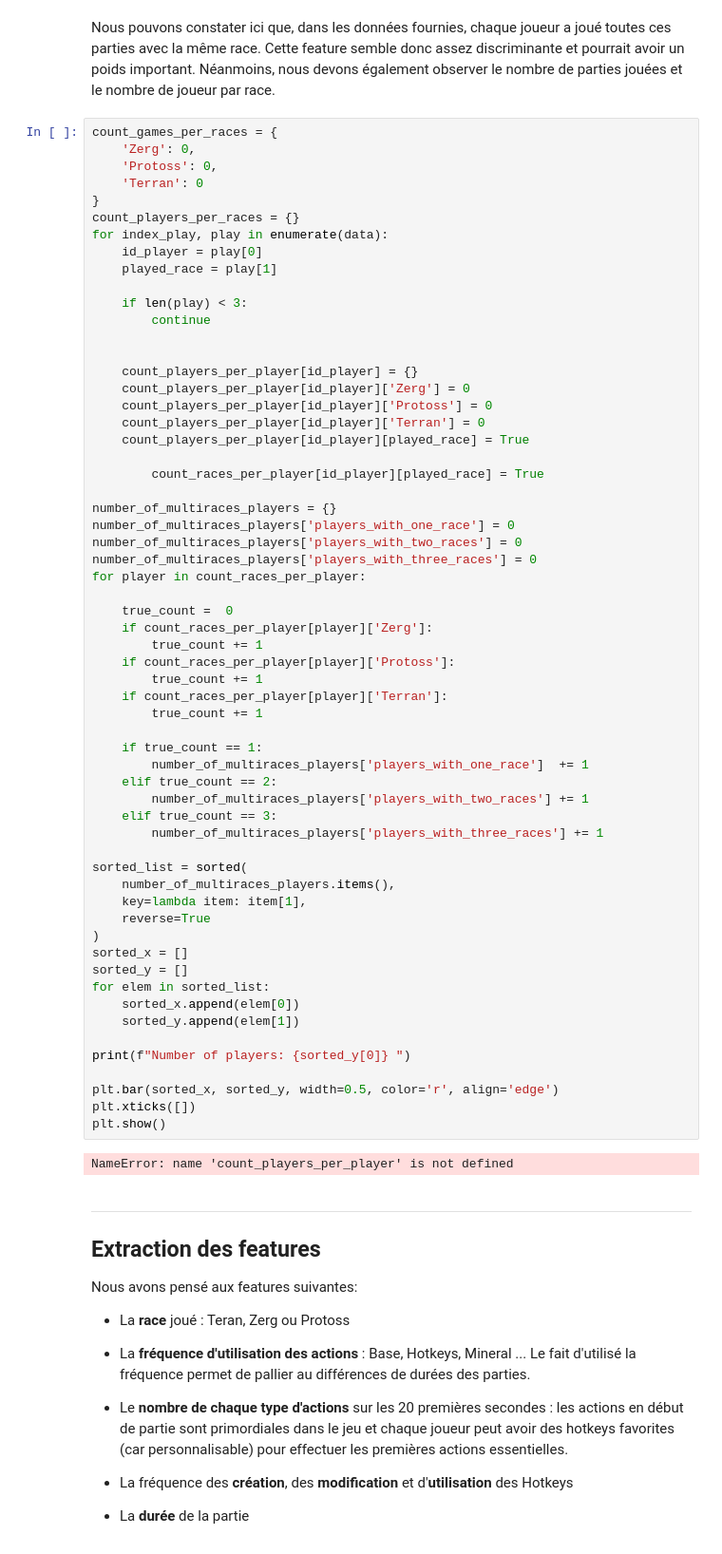
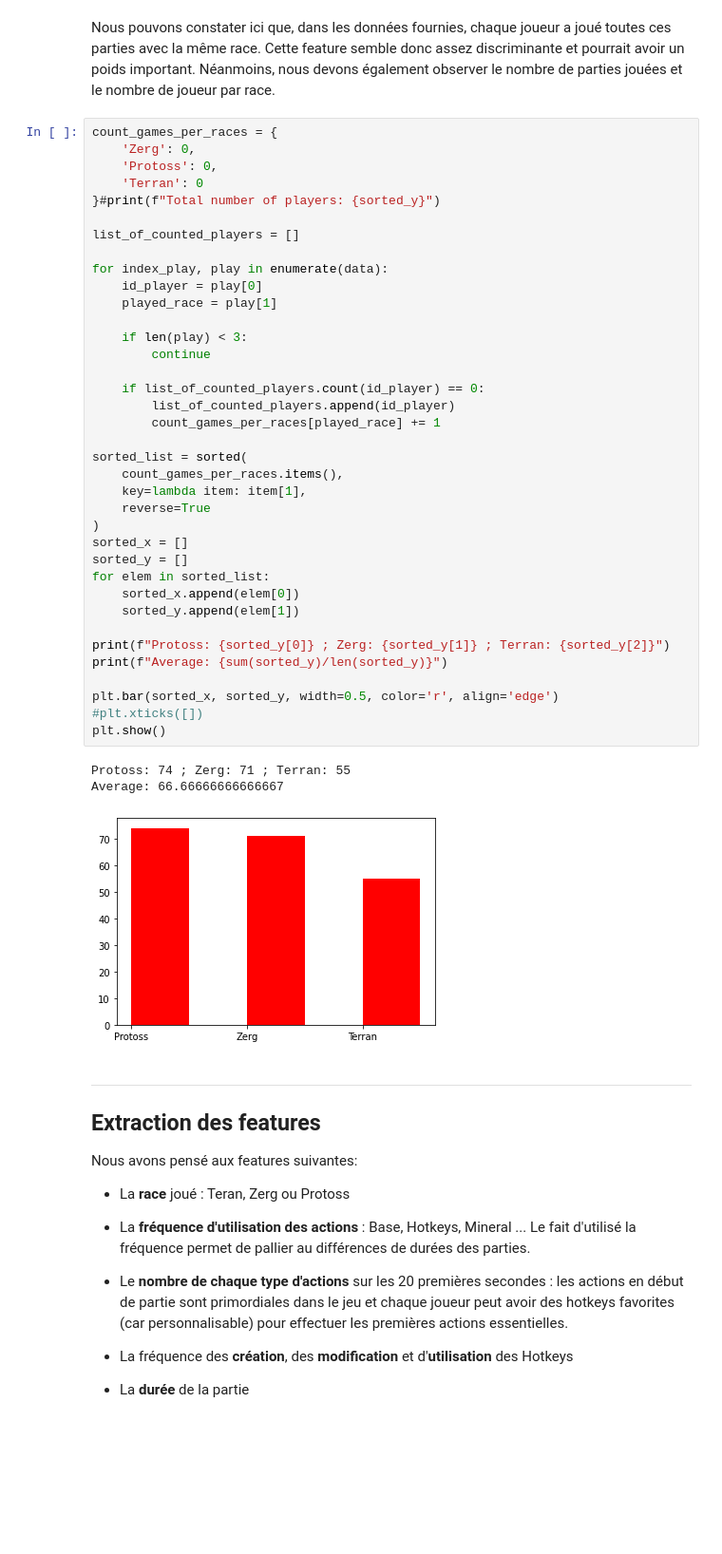
Before and after one commit to Dante-DaCapo/Starcraft_Python_Blinders, a Jupyter notebook: notebook.ipynb, the cells around one changed output. Shown: that part at 95% size. Saved outputs shown, nothing was run; the diff lists cells and outputs as text; blank space fills up the shorter version.

```diff
--- a/notebook.ipynb
+++ b/notebook.ipynb
@@ -337,65 +335,44 @@ Cette feature semble donc assez discriminante et pourrait avoir un poids importa
 # %%
 count_games_per_races = {
     'Zerg': 0,
     'Protoss': 0,
     'Terran': 0
-}
-count_players_per_races = {}
+}#print(f"Total number of players: {sorted_y}")
+
+list_of_counted_players = []
+
 for index_play, play in enumerate(data):
     id_player = play[0]
     played_race = play[1]
 
     if len(play) < 3:
         continue
 
-
-    count_players_per_player[id_player] = {}
-    count_players_per_player[id_player]['Zerg'] = 0
-    count_players_per_player[id_player]['Protoss'] = 0
-    count_players_per_player[id_player]['Terran'] = 0
-    count_players_per_player[id_player][played_race] = True
-
-        count_races_per_player[id_player][played_race] = True
-
-number_of_multiraces_players = {}
-number_of_multiraces_players['players_with_one_race'] = 0
-number_of_multiraces_players['players_with_two_races'] = 0
-number_of_multiraces_players['players_with_three_races'] = 0
-for player in count_races_per_player:
-
-    true_count =  0
-    if count_races_per_player[player]['Zerg']:
-        true_count += 1
-    if count_races_per_player[player]['Protoss']:
-        true_count += 1
-    if count_races_per_player[player]['Terran']:
-        true_count += 1
-
-    if true_count == 1:
-        number_of_multiraces_players['players_with_one_race']  += 1
-    elif true_count == 2:
-        number_of_multiraces_players['players_with_two_races'] += 1
-    elif true_count == 3:
-        number_of_multiraces_players['players_with_three_races'] += 1
+    if list_of_counted_players.count(id_player) == 0:
+        list_of_counted_players.append(id_player)
+        count_games_per_races[played_race] += 1
 
 sorted_list = sorted(
-    number_of_multiraces_players.items(),
+    count_games_per_races.items(),
     key=lambda item: item[1],
     reverse=True
 )
 sorted_x = []
 sorted_y = []
 for elem in sorted_list:
     sorted_x.append(elem[0])
     sorted_y.append(elem[1])
 
-print(f"Number of players: {sorted_y[0]} ")
+print(f"Protoss: {sorted_y[0]} ; Zerg: {sorted_y[1]} ; Terran: {sorted_y[2]}")
+print(f"Average: {sum(sorted_y)/len(sorted_y)}")
 
 plt.bar(sorted_x, sorted_y, width=0.5, color='r', align='edge')
-plt.xticks([])
+#plt.xticks([])
 plt.show()
 # %% [output]
-NameError: name 'count_players_per_player' is not defined
+Protoss: 74 ; Zerg: 71 ; Terran: 55
+Average: 66.66666666666667
+[figure, added]
 # %% [markdown]
 ----
 ## Extraction des features
```
Also changed, not shown: parts of 3 cells of this notebook.
